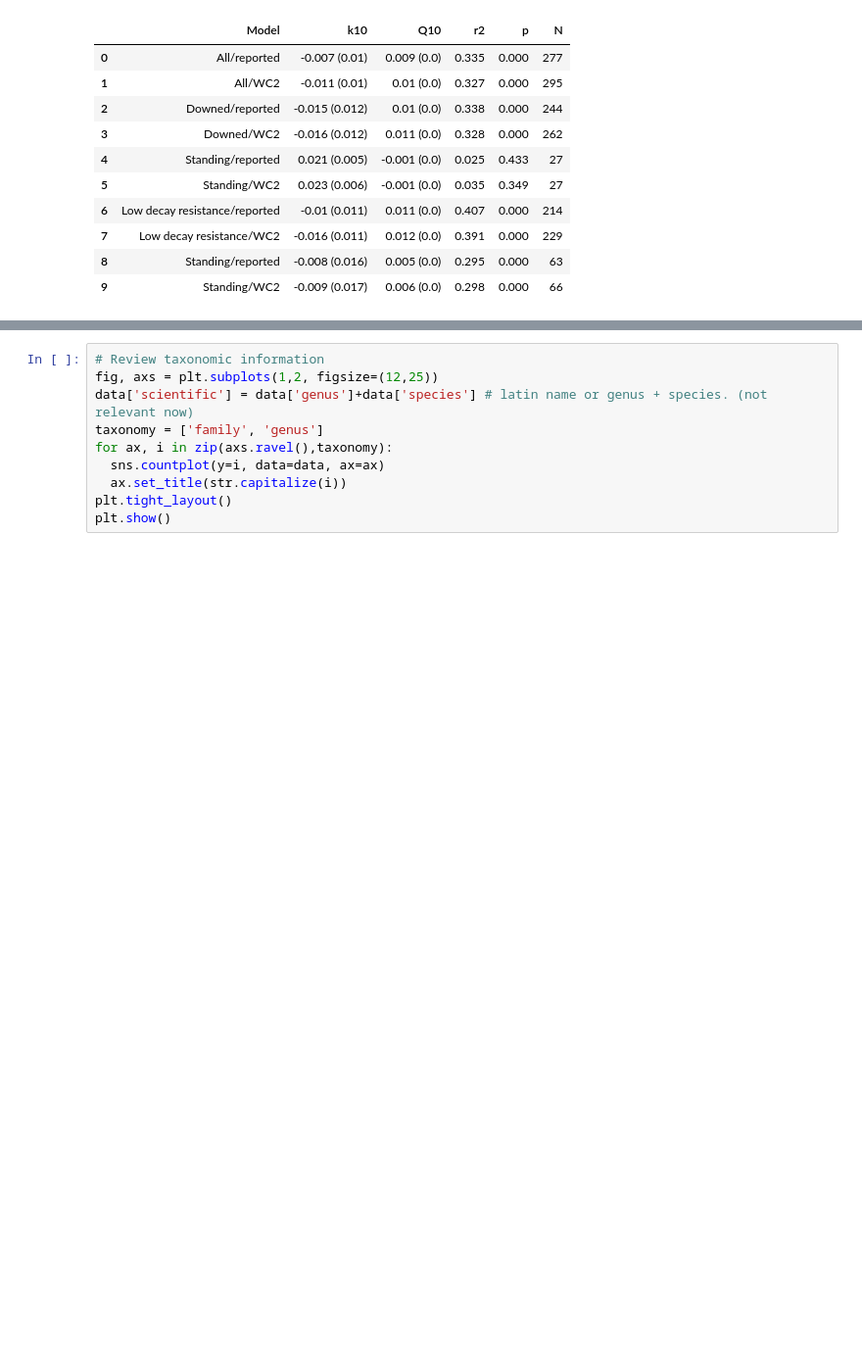
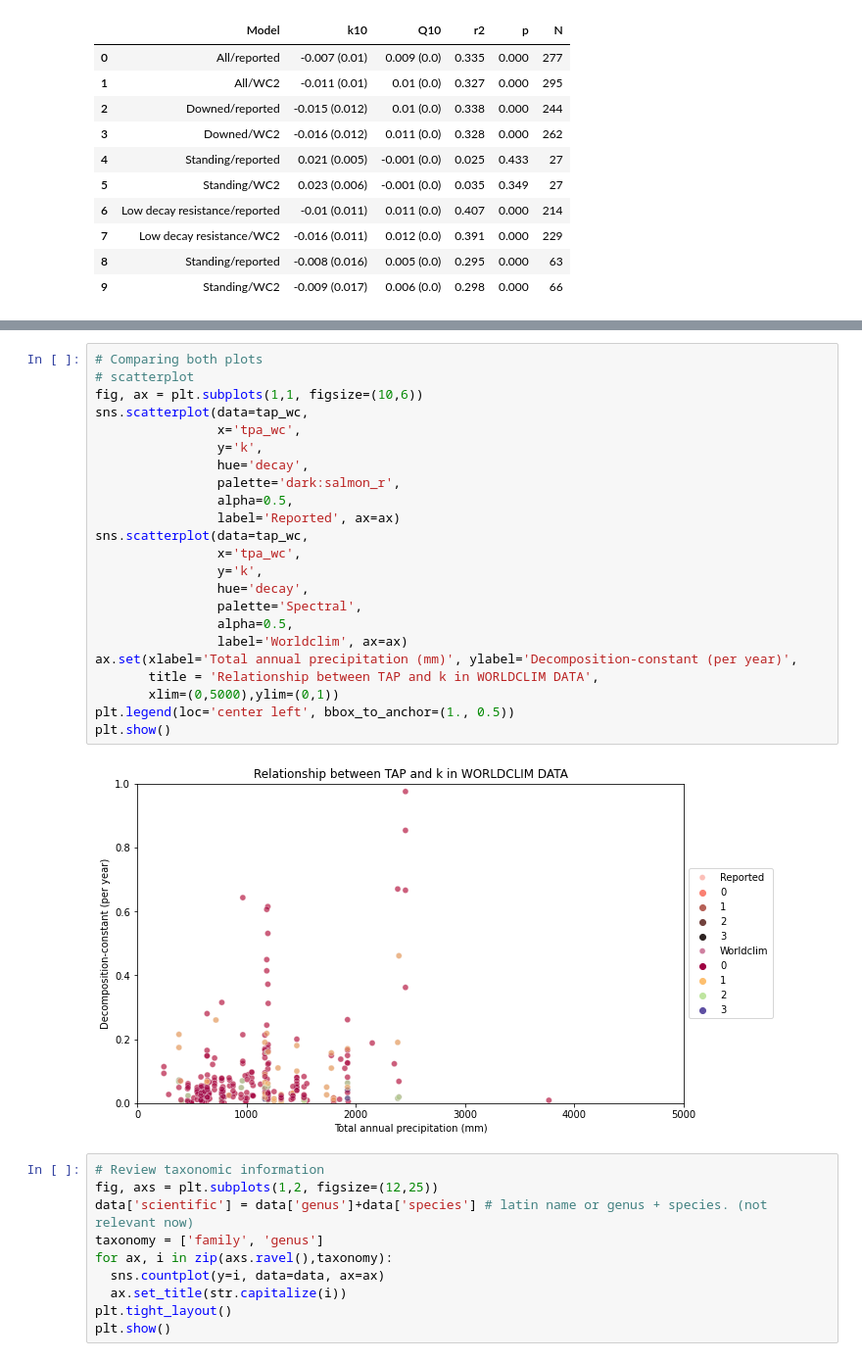
Before and after one commit to yodavo/moja-global-analysis, a Jupyter notebook: 2021-12-08_Task0-MOESM/Hamon.ipynb, the cells around one changed output, grey strips where cells are left out. Shown at 98% size. Saved outputs shown, nothing was run; the diff lists cells and outputs as text; blank space fills up the shorter version.

```diff
--- a/2021-12-08_Task0-MOESM/Hamon.ipynb
+++ b/2021-12-08_Task0-MOESM/Hamon.ipynb
@@ -678,3 +726,28 @@ y.shape
+# %%
+# Comparing both plots
+# scatterplot
+fig, ax = plt.subplots(1,1, figsize=(10,6))
+sns.scatterplot(data=tap_wc,
+                x='tpa_wc',
+                y='k',
+                hue='decay',
+                palette='dark:salmon_r',
+                alpha=0.5,
+                label='Reported', ax=ax)
+sns.scatterplot(data=tap_wc,
+                x='tpa_wc',
+                y='k',
+                hue='decay',
+                palette='Spectral',
+                alpha=0.5,
+                label='Worldclim', ax=ax)
+ax.set(xlabel='Total annual precipitation (mm)', ylabel='Decomposition-constant (per year)',
+       title = 'Relationship between TAP and k in WORLDCLIM DATA',
+       xlim=(0,5000),ylim=(0,1))
+plt.legend(loc='center left', bbox_to_anchor=(1., 0.5))
+plt.show()
+# %% [output]
+[figure, added]
 # %%
 # Review taxonomic information
 fig, axs = plt.subplots(1,2, figsize=(12,25))
```
Also changed, not shown: parts of 7 cells of this notebook.
